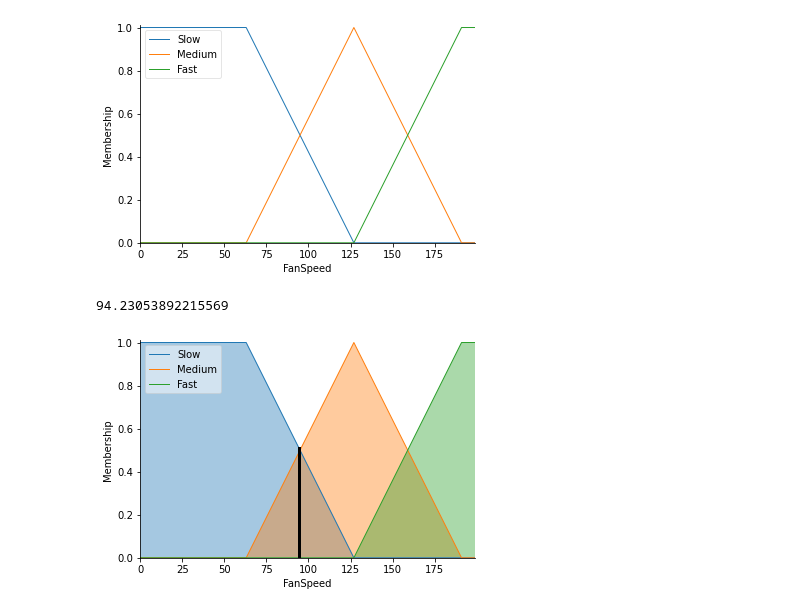
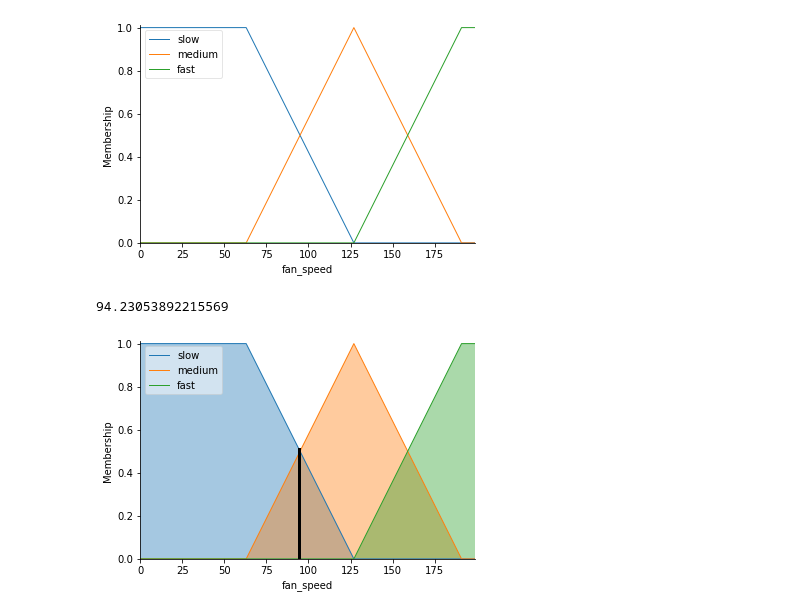
Before and after one commit to SGH-Project-2022/Fuzzy-Logic, a Jupyter notebook: TempFuzzyLogic.ipynb, the cells around one changed output. Drawn from its saved outputs; the diff is of its cells as text; code cells hidden in the pictures.

```diff
--- a/TempFuzzyLogic.ipynb
+++ b/TempFuzzyLogic.ipynb
@@ -5,8 +5,8 @@ from skfuzzy import control as ctrl
 # %%
 # New Antecedent/Consequent objects hold universe variables and membership functions
 # Create the three fuzzy variables - two inputs, one output
-Temp  = ctrl.Antecedent(np.arange(0,80,1),"Temp") # Unit is fahrenheit
-TempR = ctrl.Antecedent(np.arange(-50,50,1),"TempR") # Rate of change of temperature = (Previous Temperature – CurrentTemperature)
-FanSpeed = ctrl.Consequent(np.arange(0,200,1),"FanSpeed")
+temp_mambership  = ctrl.Antecedent(np.arange(0,80,0.1),"temperature") # Unit is fahrenheit
+temp_rate_mambership = ctrl.Antecedent(np.arange(-50,50,1),"temperature_change_rate") # Rate of change of temperature = (Previous Temperature – CurrentTemperature)
+fan_membership = ctrl.Consequent(np.arange(0,200,1),"fan_speed")
 # %%
 # Generate fuzzy membership functions for first input temperatur
@@ -27,11 +27,11 @@ TempR.view()
 # %%
 # Generate fuzzy membership functions for output speed
-FanSpeed['Slow']   = fuzz.trapmf(FanSpeed.universe,[0,0,63,127])
-FanSpeed['Medium'] = fuzz.trimf(FanSpeed.universe,[63,127,191])
-FanSpeed['Fast']    = fuzz.trapmf(FanSpeed.universe,[127,191,200,200])
-FanSpeed.view()
+fan_membership['slow']   = fuzz.trapmf(fan_membership.universe,[0,0,63,127])
+fan_membership['medium'] = fuzz.trimf(fan_membership.universe,[63,127,191])
+fan_membership['fast']    = fuzz.trapmf(fan_membership.universe,[127,191,200,200])
+fan_membership.view()
 # %% [output]
-[figure, old version]
+[figure, new version]
 # %%
 #Define Rules
 
@@ -62,9 +62,9 @@ fanSpeedingSimu.output['FanSpeed']
 # %% [output]
 94.23053892215569
 # %%
-FanSpeed.view(sim=fanSpeedingSimu)
+fan_membership.view(sim=fan_speed_simu)
 # %% [output]
-[figure, old version]
+[figure, new version]
 # %%
 # REF:
 #      https://www.researchgate.net/profile/Tun-Tun-Win/publication/332098358_IoT_based_Hydroponic_Temperature_and_Humidity_Control_System_using_Fuzzy_Logic/links/5c9f80f1299bf11169520746/IoT-based-Hydroponic-Temperature-and-Humidity-Control-System-using-Fuzzy-Logic.pdf
```
Also changed, not shown: parts of 8 cells of this notebook.
